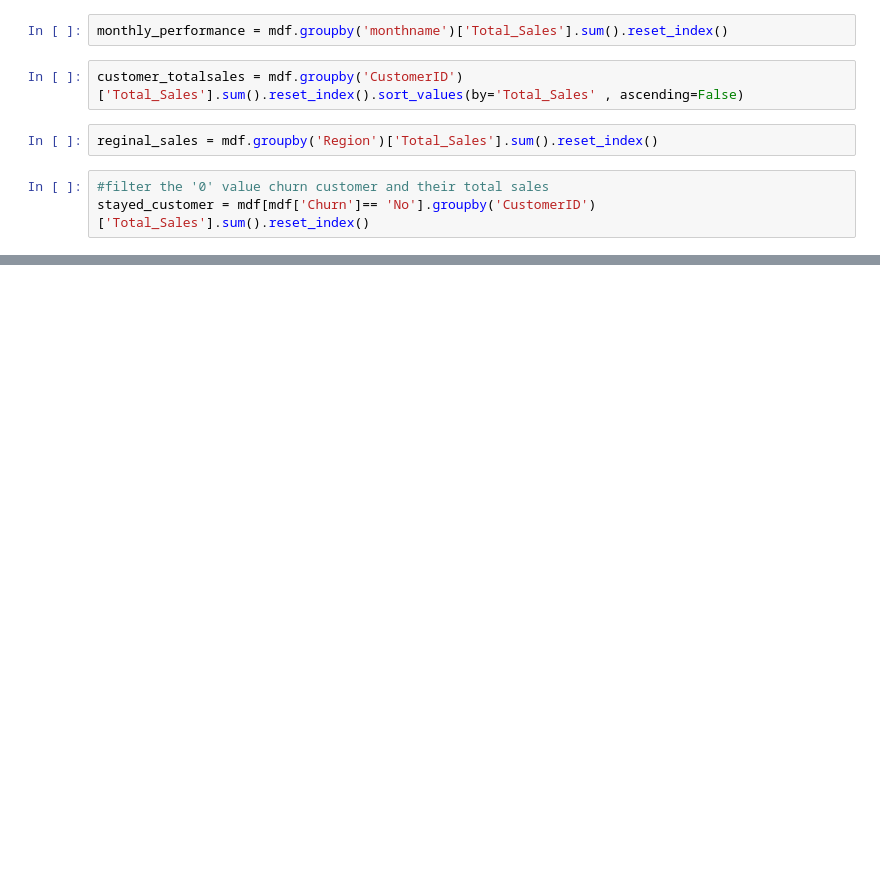
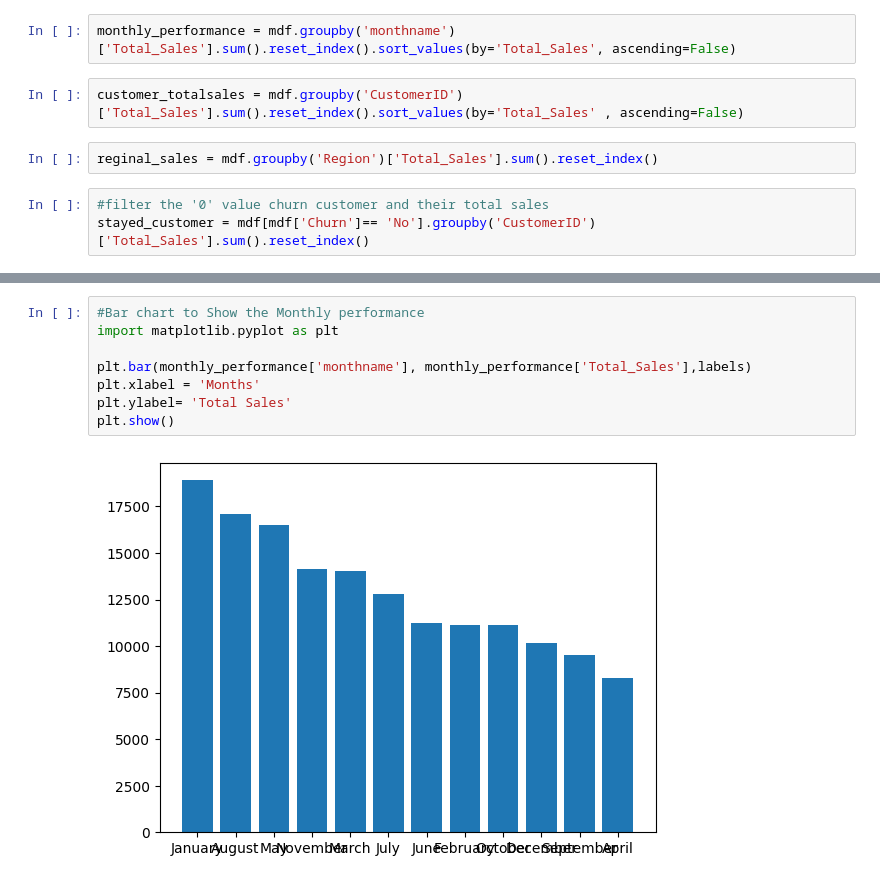
Before and after one commit to Mohith-151/week5-project, a Jupyter notebook: customer_analysis.ipynb, the cells around one changed output, grey strips where cells are left out. Cells and saved outputs as stored; diff of their text form; blank space fills up the shorter version.

Commit message:
pivot tables and charts

```diff
--- a/customer_analysis.ipynb
+++ b/customer_analysis.ipynb
@@ -93,7 +93,7 @@ mdf.head(2)
 # %% [markdown]
 ### Calculating Metrics:
 # %%
-monthly_performance = mdf.groupby('monthname')['Total_Sales'].sum().reset_index()
+monthly_performance = mdf.groupby('monthname')['Total_Sales'].sum().reset_index().sort_values(by='Total_Sales', ascending=False)
 # %%
 customer_totalsales = mdf.groupby('CustomerID')['Total_Sales'].sum().reset_index().sort_values(by='Total_Sales' , ascending=False)
 # %%
@@ -103,0 +156,10 @@ stayed_customer = mdf[mdf['Churn']== 'No'].groupby('CustomerID')['Total_Sales'].
+# %%
+#Bar chart to Show the Monthly performance
+import matplotlib.pyplot as plt
+
+plt.bar(monthly_performance['monthname'], monthly_performance['Total_Sales'],labels)
+plt.xlabel = 'Months'
+plt.ylabel= 'Total Sales'
+plt.show()
+# %% [output]
+[figure, added]
```
Also changed, not shown: parts of 5 cells of this notebook.
